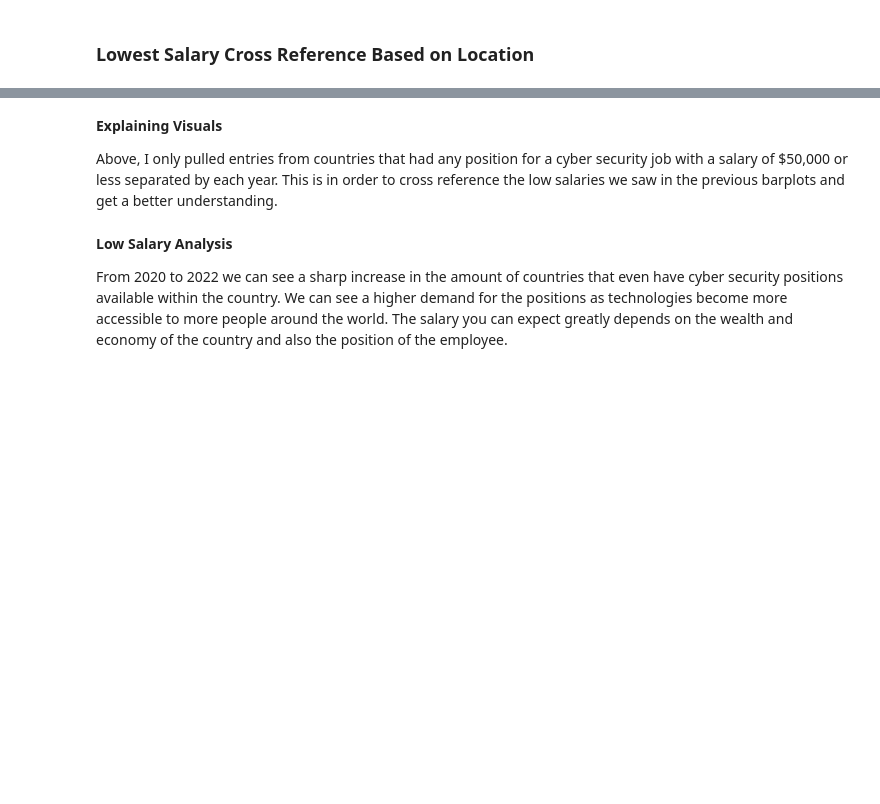
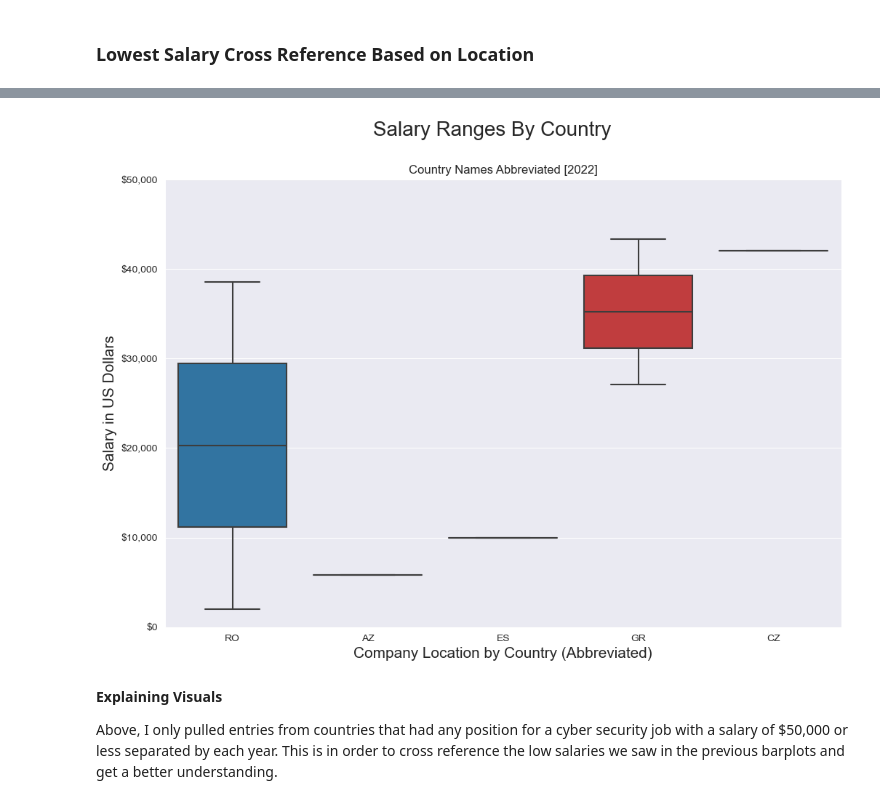
Before and after one commit to SantosAbimaelRomero/Cyber-Security-Salaries, a Jupyter notebook: Cyber Security Salary Presentation.ipynb, the cells around one changed output, grey strips where cells are left out. Saved outputs shown, nothing was run; the diff lists cells and outputs as text; code cells hidden in the pictures; blank space fills up the shorter version.

Commit message:
analysis changes

```diff
--- a/Cyber Security Salary Presentation.ipynb
+++ b/Cyber Security Salary Presentation.ipynb
@@ -406,8 +422,8 @@ locsal(df_2022_low, 'company_location', '2022')
+# %%
+locsal(df_2022_low, 'Company','company_location')
+# %% [output]
+[figure, added]
 # %% [markdown]
 **Explaining Visuals**
 
 Above, I only pulled entries from countries that had any position for a cyber security job with a salary of $50,000 or less separated by each year. This is in order to cross reference the low salaries we saw in the previous barplots and get a better understanding.
-# %% [markdown]
-**Low Salary Analysis**
-
-From 2020 to 2022 we can see a sharp increase in the amount of countries that even have cyber security positions available within the country. We can see a higher demand for the positions as technologies become more accessible to more people around the world. The salary you can expect greatly depends on the wealth and economy of the country and also the position of the employee.
```
Also changed, not shown: parts of 17 cells of this notebook.
